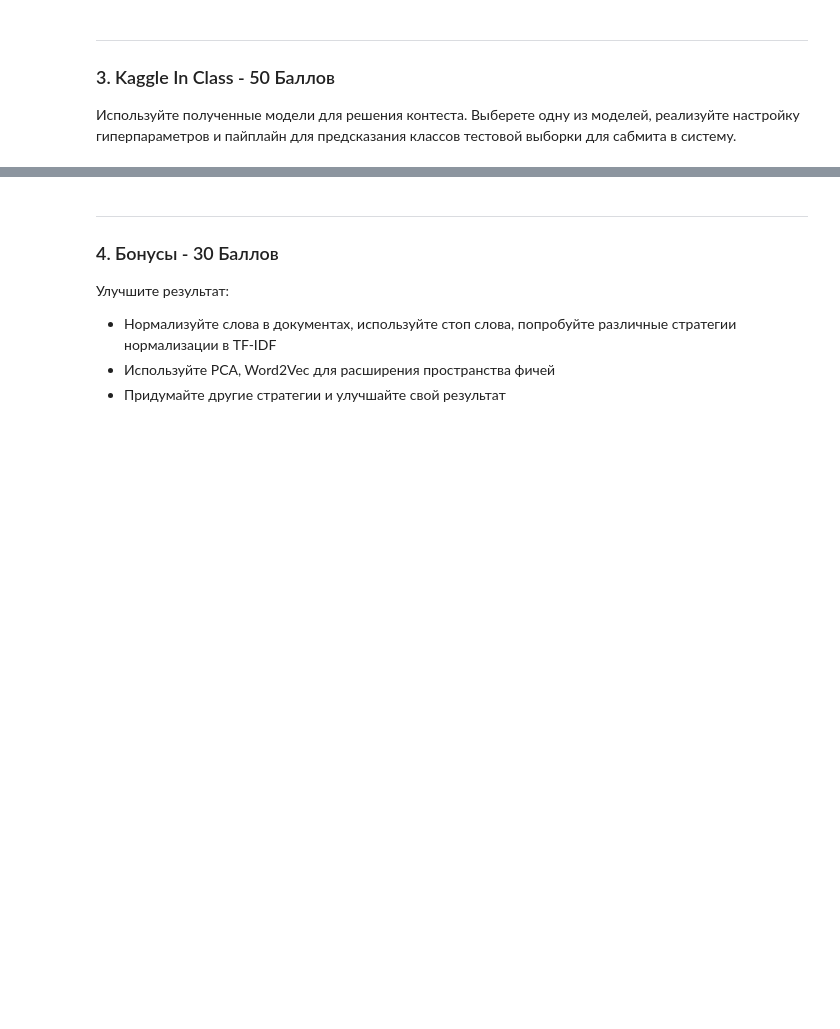
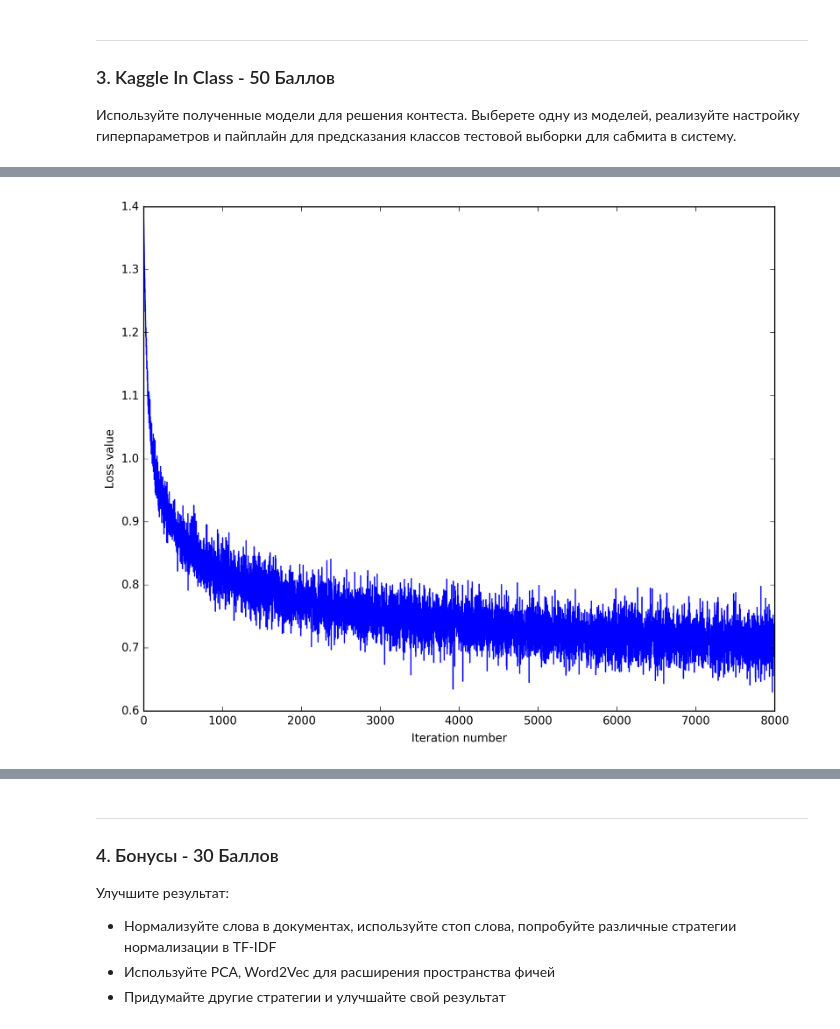
Before and after one commit to standy66/ml-spring-2016, a Jupyter notebook: hw3/practical_3.ipynb, the cells around one changed output, grey strips where cells are left out. Cells and saved outputs as stored; diff of their text form; code cells hidden in the pictures; blank space fills up the shorter version.

```diff
--- a/hw3/practical_3.ipynb
+++ b/hw3/practical_3.ipynb
@@ -357,3 +461,12 @@ avg / total       0.48      0.69      0.57    157737
 ### 3. Kaggle In Class - 50 Баллов
 
 Используйте полученные модели для решения контеста. Выберете одну из моделей, реализуйте настройку гиперпараметров и пайплайн для предсказания классов тестовой выборки для сабмита в систему.
+# %%
+sm = Softmax()
+tic = time.time()
+loss_hist = sm.train(documents_tfidf.T, score, learning_rate=4, reg=0,
+                      num_iters=10000, verbose=True, batch_size=1000)
+
+toc = time.time()
+print('That took %fs' % (toc - tic))
+print('Current loss is %f' % loss_hist[-1])
@@ -359,0 +491,9 @@ avg / total       0.48      0.69      0.57    157737
+# %%
+# A useful debugging strategy is to plot the loss as a function of
+# iteration number:
+plt.plot(loss_hist)
+plt.xlabel('Iteration number')
+plt.ylabel('Loss value')
+plt.show()
+# %% [output]
+[figure, added]
```
Also changed, not shown: parts of 56 cells of this notebook, 10 other files.
